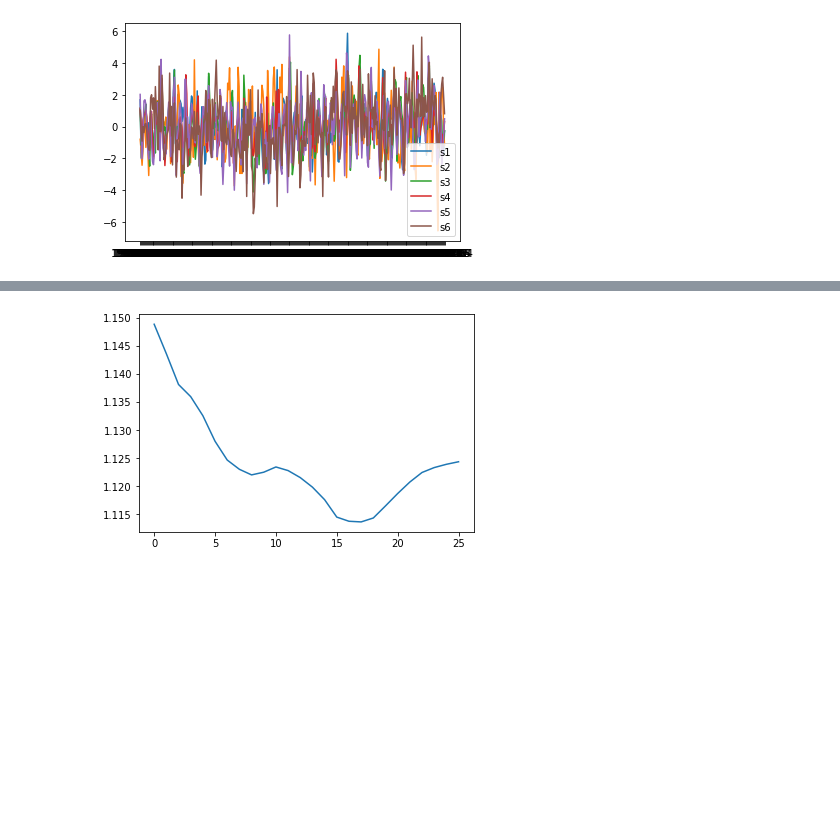
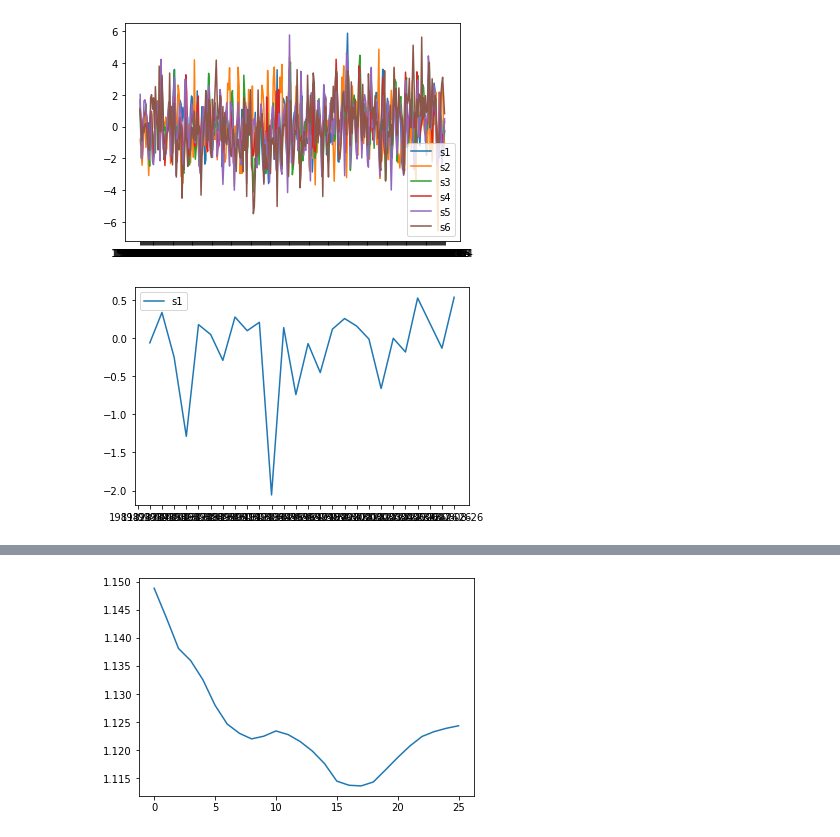
Before and after one commit to BenedettaFrancesconi/GenHack_challenge, a Jupyter notebook: notebooks/Data_Exploration.ipynb, the cells around one changed output, grey strips where cells are left out. Saved outputs shown, nothing was run; the diff lists cells and outputs as text; code cells hidden in the pictures; blank space fills up the shorter version.

```diff
--- a/notebooks/Data_Exploration.ipynb
+++ b/notebooks/Data_Exploration.ipynb
@@ -54,4 +64,11 @@ plt.legend()
 plt.show()
 # %% [output]
 [figure]
+# %%
+plt.plot(df['dates'][::365],df['s1_diff'][::365], label ='s1')
+
+plt.legend()
+plt.show()
+# %% [output]
+[figure, added]
 # %%
```
Also changed, not shown: parts of 12 cells of this notebook.
